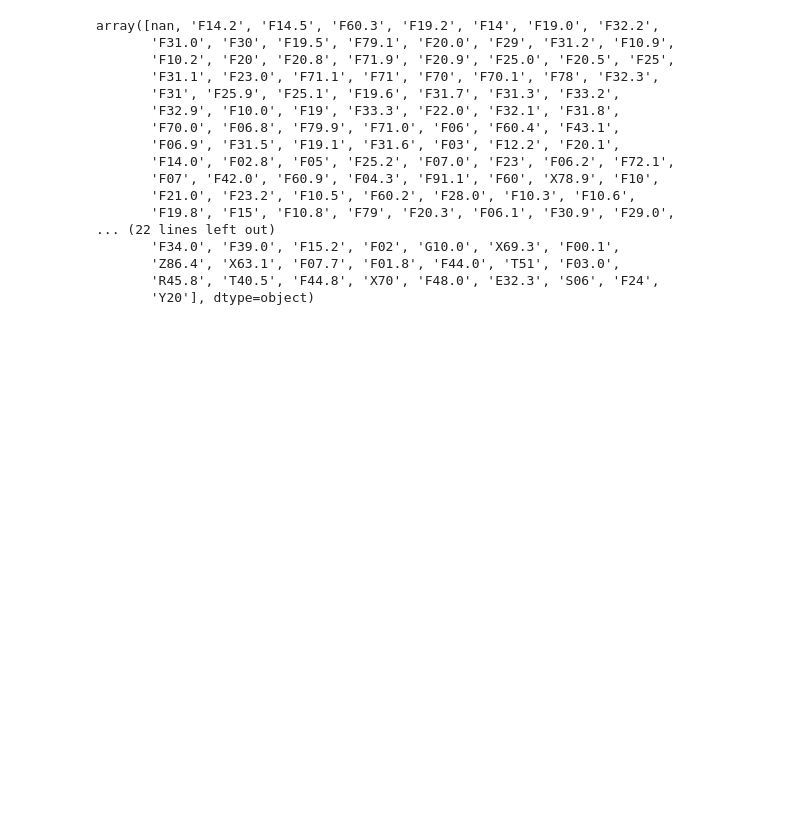
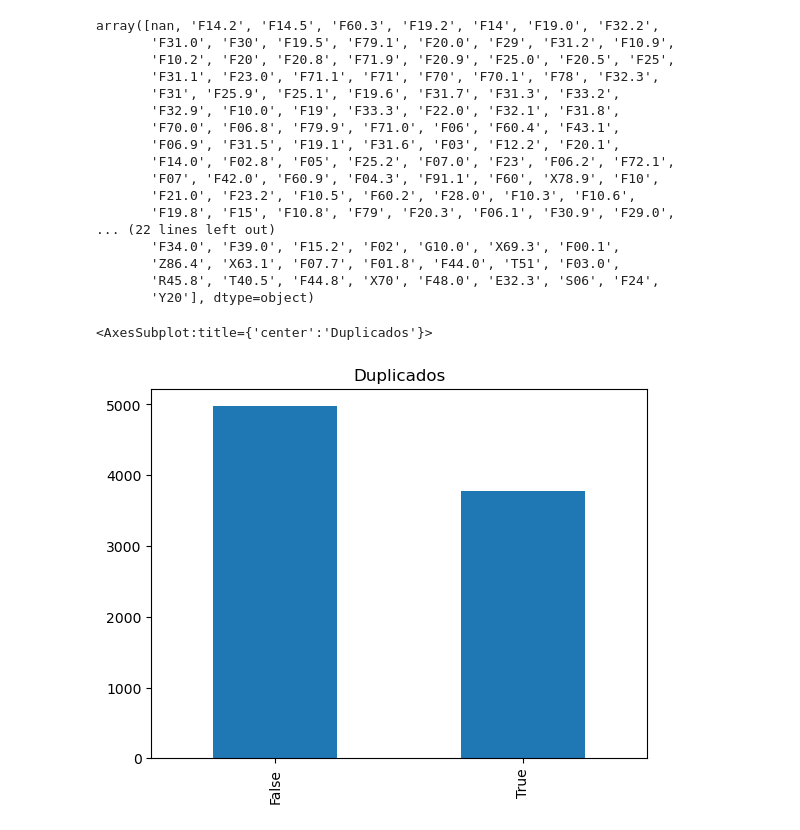
Before and after one commit to matheusnice/tcc-mba-cd-2023, a Jupyter notebook: notebooks/01-tcc-initial-data-cleaning.ipynb, the cells around one changed output. Cells and saved outputs as stored; diff of their text form; code cells hidden in the pictures; blank space fills up the shorter version.

```diff
--- a/notebooks/01-tcc-initial-data-cleaning.ipynb
+++ b/notebooks/01-tcc-initial-data-cleaning.ipynb
@@ -86,12 +87,12 @@ arranjo_domiciliar_mapping = {
 # %% [markdown]
 ## Funções de apoio
 # %%
+def ler_dataset(path, **kwargs):
+    return pd.read_csv(path, **kwargs)
+
 def pegar_mapping_profissao(path):
     with open(path, "r") as arquivo:
         return eval(arquivo.read())
-
-def ler_dataset(path, encoding="latin1"):
-    return pd.read_csv(path, encoding=encoding)
 
 def remover_colunas_redundantes(df, cols_to_drop):
     return df.drop(cols_to_drop, axis=1)
@@ -129,3 +130,12 @@ def tratar_etnia(df):
 def tratar_arranjo_domiciliar(df):
     df['arranjo_domiciliar'] = df['arranjo_domiciliar'].map(arranjo_domiciliar_mapping)
     return df
+
+def tratar_cid_diagnostico(df):
+    cid_df = ler_dataset(PATH_DE_PARA_CID, sep=';', encoding='latin-1')
+
+    df['cid10_diagnostico'] = df['cid10_diagnostico'].str.replace('.', '', regex=False).str.upper()
+
+    #cid_diagnostico_mapping = cid_df.set_index('cid_diagnostico')['cid_diagnostico_descricao'].to_dict()
+    #df['cid_diagnostico'] = df['cid_diagnostico'].map(cid_diagnostico_mapping)
+    return df
@@ -132,7 +160,7 @@ def tratar_arranjo_domiciliar(df):
 # %% [markdown]
 # 2. Dataprep
 # %%
-df = ler_dataset(PATH_INPUT_DATASET)
+df = ler_dataset(PATH_INPUT_DATASET, encoding="latin1")
 
 transformed_df = (
     df
@@ -212,3 +240,8 @@ array([nan, 'F14.2', 'F14.5', 'F60.3', 'F19.2', 'F14', 'F19.0', 'F32.2',
        'Z86.4', 'X63.1', 'F07.7', 'F01.8', 'F44.0', 'T51', 'F03.0',
        'R45.8', 'T40.5', 'F44.8', 'X70', 'F48.0', 'E32.3', 'S06', 'F24',
        'Y20'], dtype=object)
+# %%
+df['cod_paciente'].duplicated().value_counts().plot(kind='bar', title='Duplicados')
+# %% [output]
+<AxesSubplot:title={'center':'Duplicados'}>
+[figure, added]
```
Also changed, not shown: parts of 2 cells of this notebook, 2 other files.
